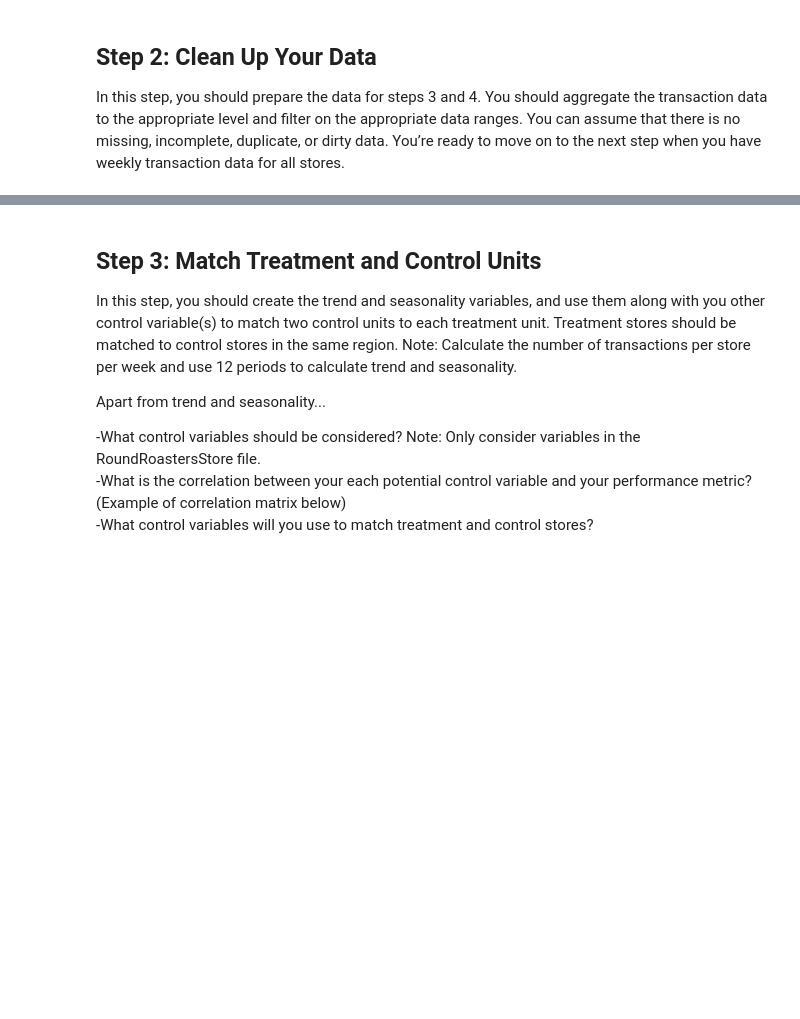
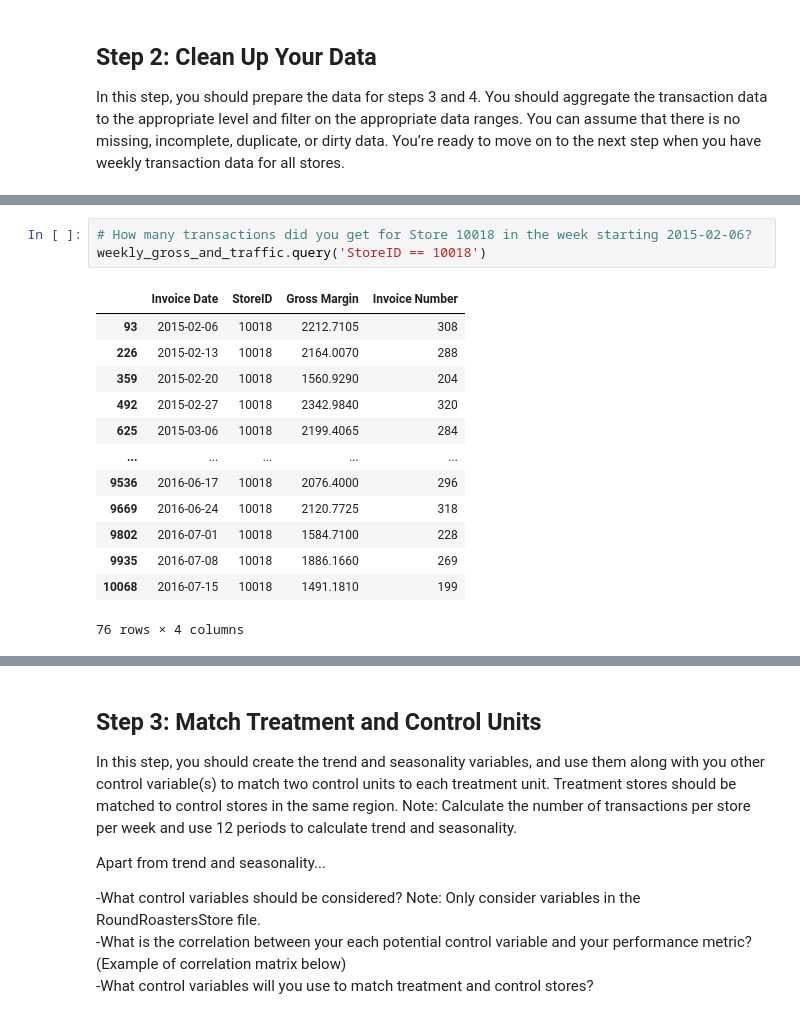
Before and after one commit to cevor/udacity_predictive_analytics, a Jupyter notebook: project5-1/project5-1.ipynb, the cells around one changed output, grey strips where cells are left out. Cells and saved outputs as stored; diff of their text form; blank space fills up the shorter version.

```diff
--- a/project5-1/project5-1.ipynb
+++ b/project5-1/project5-1.ipynb
@@ -59,0 +174,17 @@ filtered_transactions_data.resample('W-FRI', on='Invoice Date').sum()
+# %%
+# How many transactions did you get for Store 10018 in the week starting 2015-02-06?
+weekly_gross_and_traffic.query('StoreID == 10018')
+# %% [output]
+|  | Invoice Date | StoreID | Gross Margin | Invoice Number |
+| 93 | 2015-02-06 | 10018 | 2212.7105 | 308 |
+| 226 | 2015-02-13 | 10018 | 2164.0070 | 288 |
+| 359 | 2015-02-20 | 10018 | 1560.9290 | 204 |
+| 492 | 2015-02-27 | 10018 | 2342.9840 | 320 |
+| 625 | 2015-03-06 | 10018 | 2199.4065 | 284 |
+| ... | ... | ... | ... | ... |
+| 9536 | 2016-06-17 | 10018 | 2076.4000 | 296 |
+| 9669 | 2016-06-24 | 10018 | 2120.7725 | 318 |
+| 9802 | 2016-07-01 | 10018 | 1584.7100 | 228 |
+| 9935 | 2016-07-08 | 10018 | 1886.1660 | 269 |
+| 10068 | 2016-07-15 | 10018 | 1491.1810 | 199 |
+76 rows × 4 columns
```
Also changed, not shown: parts of 13 cells of this notebook.
